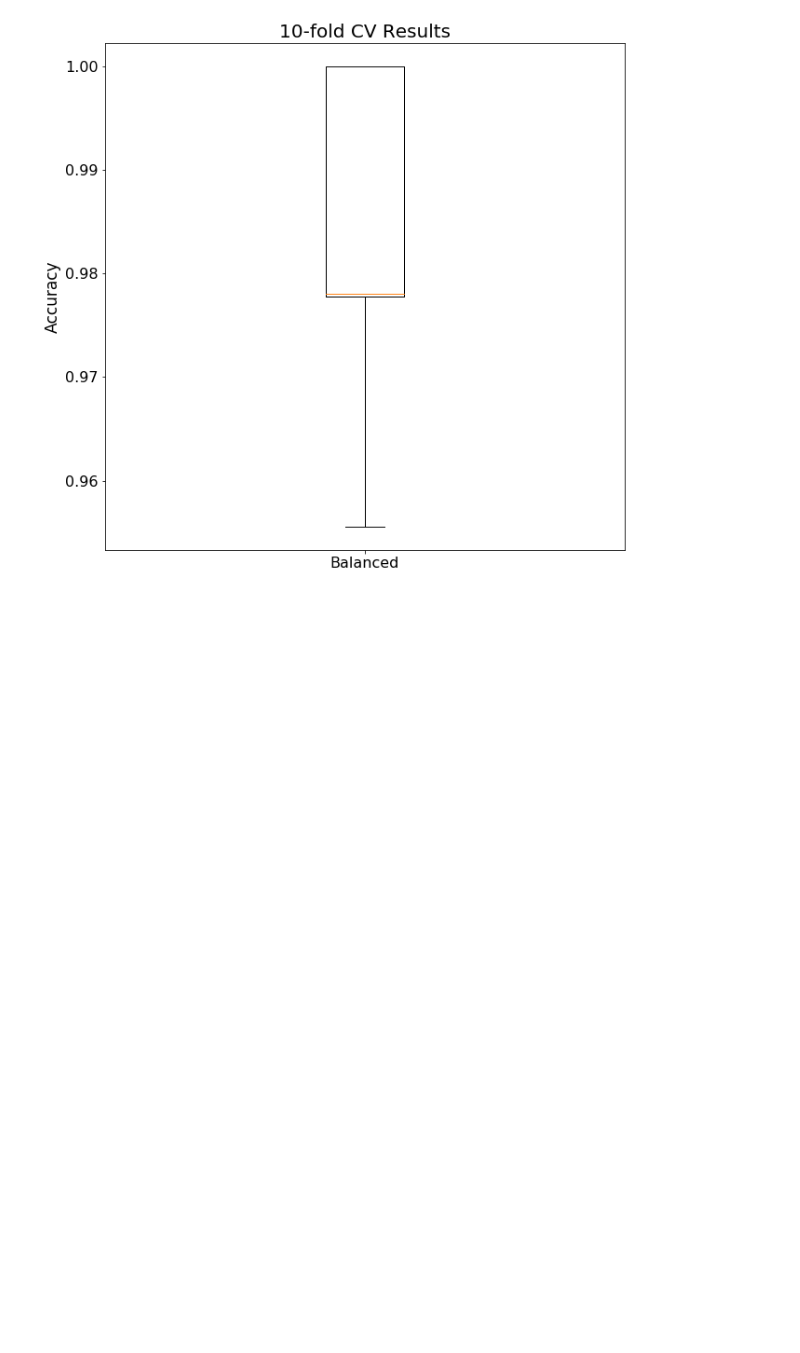
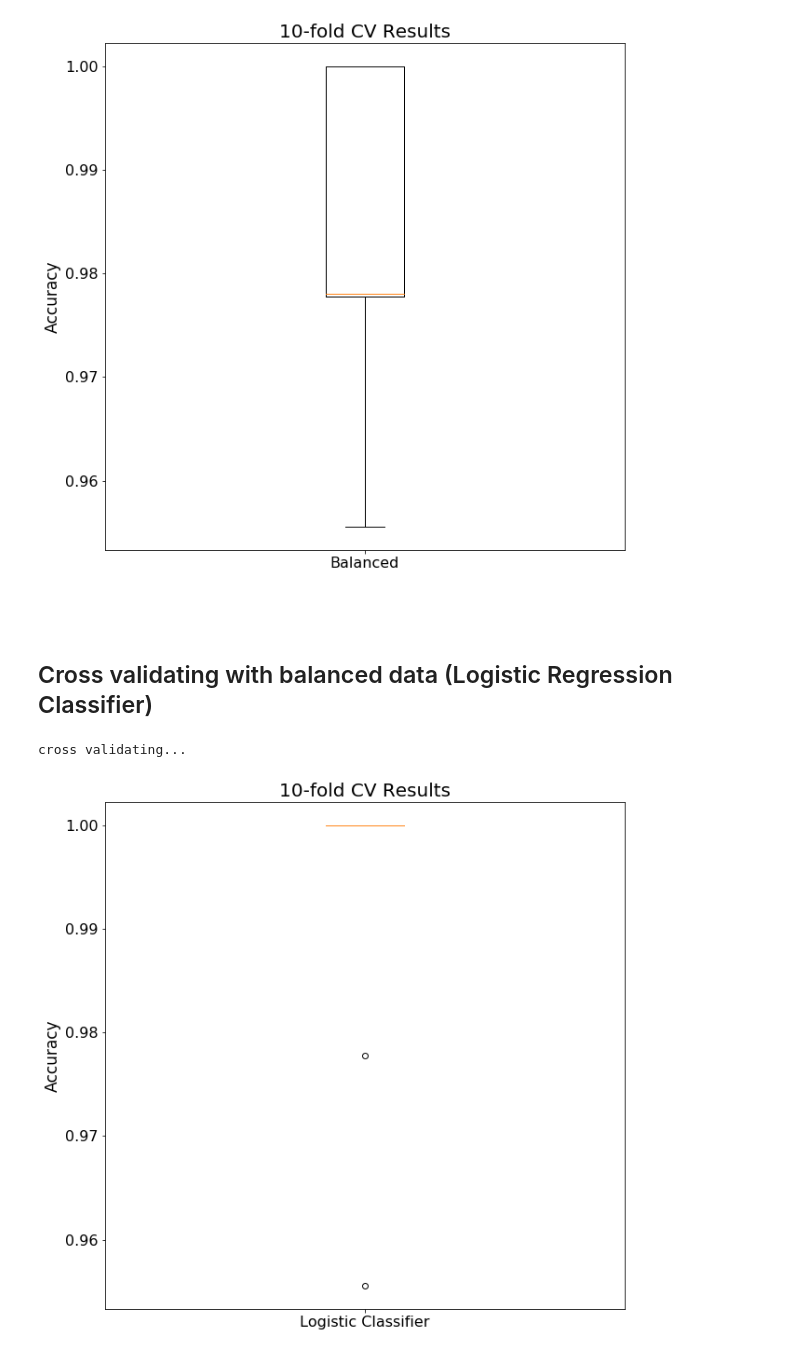
Before and after one commit to ioannisa92/RiboVsPolyA, a Jupyter notebook: examples/RF_CV.ipynb, the cells around one changed output. Saved outputs shown, nothing was run; the diff lists cells and outputs as text; code cells hidden in the pictures; blank space fills up the shorter version.

```diff
--- a/examples/RF_CV.ipynb
+++ b/examples/RF_CV.ipynb
@@ -197,3 +192,26 @@ plt.close()
 [figure]
 # %% [markdown]
 #
+# %% [markdown]
+## Cross validating with balanced data (Logistic Regression Classifier)
+# %%
+logistic_model_path = "../models/logistic_regression_model.sav"
+
+logistic_model = pickle.load(open(logistic_model_path, 'rb'))
+logistic_cv_results = cross_validate(X.values, Y.values, model=logistic_model)
+logistic_acc = logistic_cv_results['test_acc']
+# %% [output]
+cross validating...
+# %%
+# Plot accuracy of logistic classifier
+plt.figure(figsize=(10,10))
+
+plt.boxplot([logistic_acc])
+plt.ylabel("Accuracy", fontsize=17)
+plt.yticks(fontsize=16)
+plt.xticks([1], ["Logistic Classifier"], fontsize=16)
+plt.title("10-fold CV Results", fontsize=20)
+plt.show()
+plt.close()
+# %% [output]
+[figure, added]
```
Also changed, not shown: parts of 4 cells of this notebook, 11 other files.
